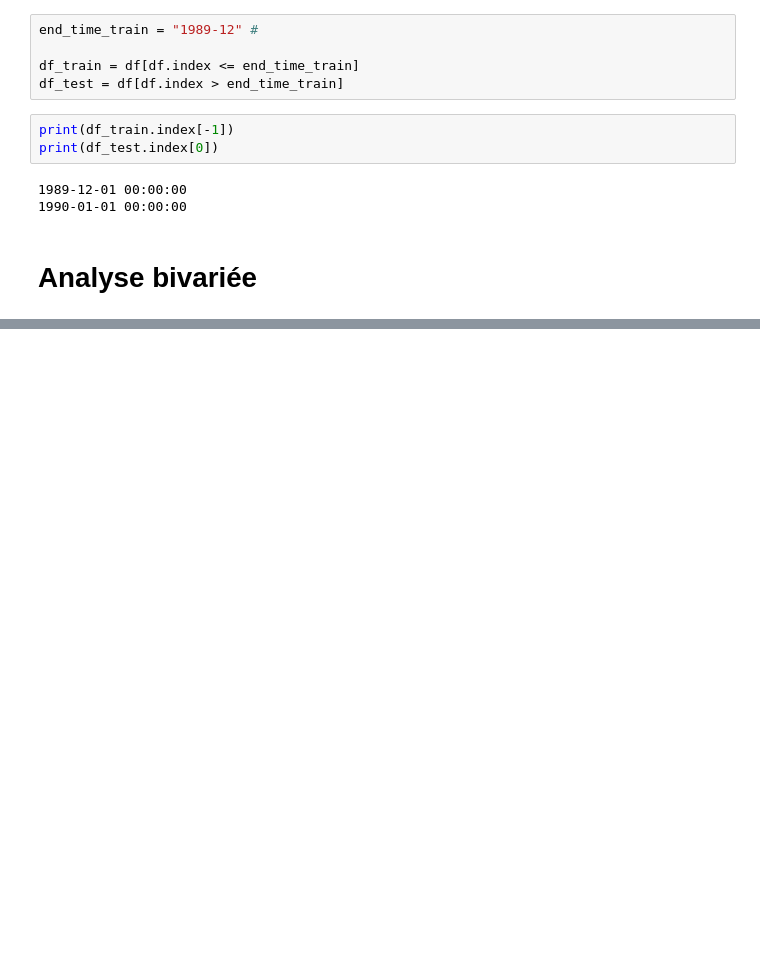
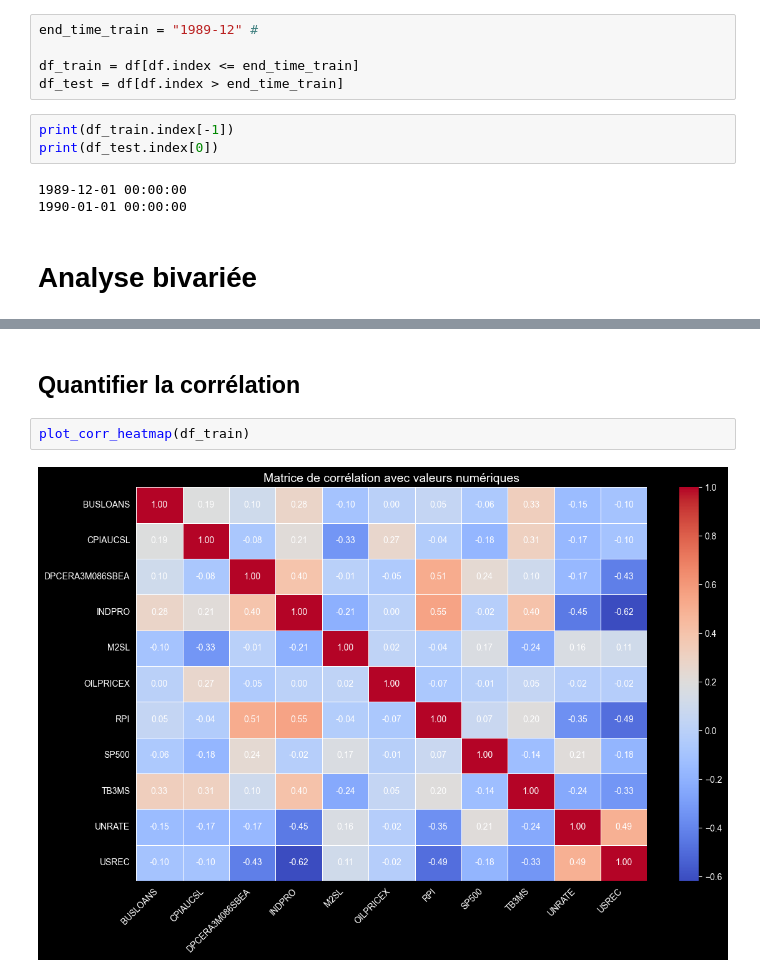
Before and after one commit to MitaDataAI/Explainable_AI_Forecast_and_explain_the_Unemployment_of_USA, a Jupyter notebook: 3_notebook/2_Exploration.ipynb, the cells around one changed output, grey strips where cells are left out. Saved outputs shown, nothing was run; the diff lists cells and outputs as text; blank space fills up the shorter version.

```diff
--- a/3_notebook/2_Exploration.ipynb
+++ b/3_notebook/2_Exploration.ipynb
@@ -98,0 +100,6 @@ plt.show()
+# %% [markdown]
+## Quantifier la corrélation
+# %%
+plot_corr_heatmap(df_train)
+# %% [output]
+[figure, added]
```
Also changed, not shown: parts of 16 cells of this notebook, 2 other files.
